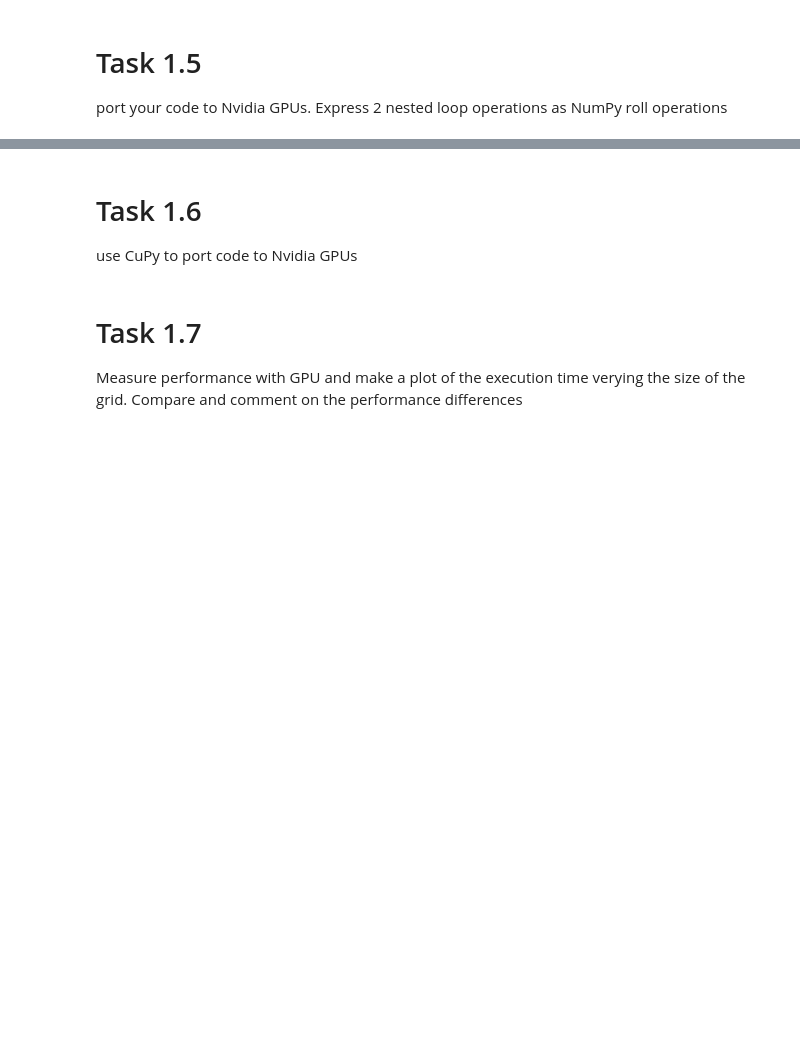
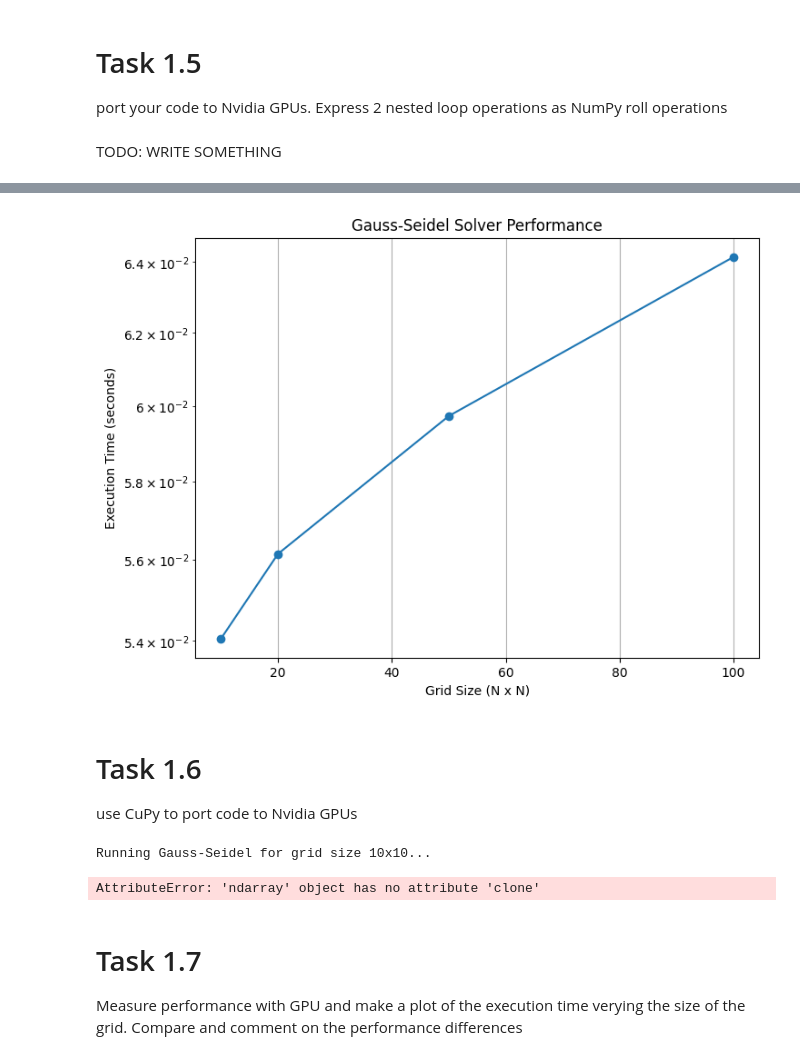
Before and after one commit to ge96lip/Compilation_GPU_for_optimization, a Jupyter notebook: report.ipynb, the cells around one changed output, grey strips where cells are left out. Drawn from its saved outputs; the diff is of its cells as text; code cells hidden in the pictures; blank space fills up the shorter version.

```diff
--- a/report.ipynb
+++ b/report.ipynb
@@ -142,3 +226,9 @@ AttributeError: module 'main_profile' has no attribute 'run_profile'
 # %% [markdown]
 # Task 1.5
 port your code to Nvidia GPUs. Express 2 nested loop operations as NumPy roll operations
+# %% [markdown]
+TODO: WRITE SOMETHING
+# %%
+import main_profile_gpu
+main_profile_gpu.run_profile()
+# %% [output]
@@ -145,6 +243,13 @@ port your code to Nvidia GPUs. Express 2 nested loop operations as NumPy roll op
+[figure, added]
 # %% [markdown]
 # Task 1.6
 use CuPy to port code to Nvidia GPUs
+# %%
+import main_profile_gpu
+main_profile_gpu.run_profile()
+# %% [output]
+Running Gauss-Seidel for grid size 10x10...
+AttributeError: 'ndarray' object has no attribute 'clone'
 # %% [markdown]
 # Task 1.7
 Measure performance with GPU and make a plot of the execution time verying the size of the grid. Compare and comment on the performance differences
```
Also changed, not shown: parts of 9 cells of this notebook, 1 other file.
